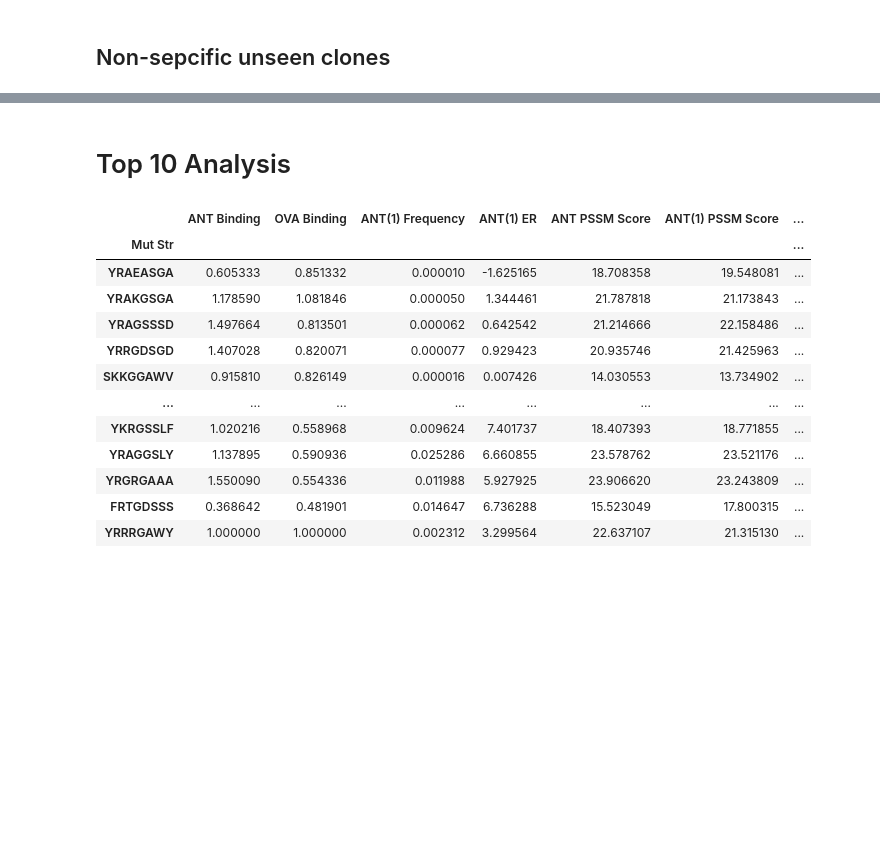
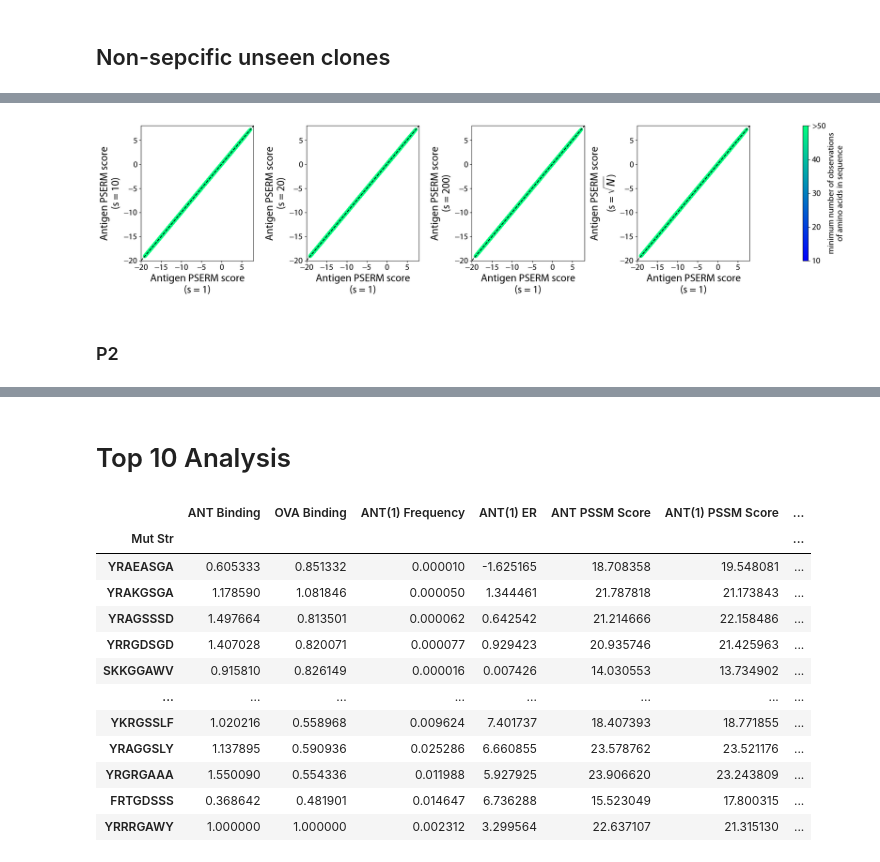
Before and after one commit to Tessier-Lab-UMich/PSERM_paper, a Jupyter notebook: 4_and_5_Binding_Correlations_Figure_Cooptimal/binding_correlations.ipynb, the cells around one changed output, grey strips where cells are left out. Saved outputs shown, nothing was run; the diff lists cells and outputs as text; code cells hidden in the pictures; blank space fills up the shorter version.

```diff
--- a/4_and_5_Binding_Correlations_Figure_Cooptimal/binding_correlations.ipynb
+++ b/4_and_5_Binding_Correlations_Figure_Cooptimal/binding_correlations.ipynb
@@ -86,7 +86,7 @@ p1_data.generate_D()
 ['Mutation_139624.csv', 'Mutation_139625.csv', 'Mutation_139626.csv', 'Mutation_139627.csv', 'Mutation_139628.csv', 'Mutation_139629.csv', 'Mutation_139630.csv', 'Mutation_139631.csv', 'Mutation_13963 ...
 ['Mutation_140403.csv', 'Mutation_140404.csv', 'Mutation_140405.csv', 'Mutation_140406.csv', 'Mutation_140407.csv', 'Mutation_140408.csv', 'Mutation_140409.csv', 'Mutation_140410.csv', 'Mutation_14041 ...
 # %%
-for sample in ['Input', 'Ag1_P', 'Ag01_P', 'Ova_P', 'Ova_N']:
+for sample in ['Input', 'Ag01_P', 'Ova_P']:
     p1_data.generate_PSSM(sample)
     if sample != 'Input':
         p1_data.generate_PSERM(In_sample = 'Input', Out_sample = sample)
@@ -741,0 +804,78 @@ plt.show()
+# %%
+p1_obs = []
+for seq in tqdm.tqdm(scores_df.index):
+    values_list = []
+    for position, amino_acid in enumerate(seq):
+        value = p1_data.Counts['Ag01_P'].loc[amino_acid, position]
+        valuein = p1_data.Counts['Input'].loc[amino_acid, position]
+        values_list.append(value)
+        values_list.append(valuein)
+    v = np.min(values_list)
+    if v > 50:
+        p1_obs.append(50)
+    else:
+        p1_obs.append(v)
+# %%
+fig, axs = plt.subplots(1, 5, figsize = (8.2*2.4, 2.4*2), gridspec_kw={'width_ratios': [1, 1, 1, 1, 0.05]})
+
+#s = 1, s = 10
+axs[0].scatter(
+    x = scores_df['Ag01_P PSERM Score'],
+    y = scores_df['Ag01_P_10 PSERM Score'],
+    c = p1_obs, rasterized = True, vmin = 0, vmax = 50, cmap = 'winter')
+
+axs[0].set_xlabel('Antigen PSERM score\n(s = 1)', fontproperties = prop)
+axs[0].set_ylabel('Antigen PSERM score\n(s = 10)', fontproperties = prop)
+
+#s = 1, s = 20
+axs[1].scatter(
+    x = scores_df['Ag01_P PSERM Score'],
+    y = scores_df['Ag01_P_20 PSERM Score'],
+    c = p1_obs, rasterized = True, vmin = 0, vmax = 50, cmap = 'winter')
+
+axs[1].set_xlabel('Antigen PSERM score\n(s = 1)', fontproperties = prop)
+axs[1].set_ylabel('Antigen PSERM score\n(s = 20)', fontproperties = prop)
+
+#s = 1, s = 200
+axs[2].scatter(
+    x = scores_df['Ag01_P PSERM Score'],
+    y = scores_df['Ag01_P_200 PSERM Score'],
+    c = p1_obs, rasterized = True, vmin = 0, vmax = 50, cmap = 'winter')
+
+axs[2].set_xlabel('Antigen PSERM score\n(s = 1)', fontproperties = prop)
+axs[2].set_ylabel('Antigen PSERM score\n(s = 200)', fontproperties = prop)
+
+#s = 1, s = prop
+axs[3].scatter(
+    x = scores_df['Ag01_P PSERM Score'],
+    y = scores_df['Ag01_P_proportional PSERM Score'],
+    c = p1_obs, rasterized = True, vmin = 0, vmax = 50, cmap = 'winter')
+
+axs[3].set_xlabel('Antigen PSERM score\n(s = 1)', fontproperties = prop)
+axs[3].set_ylabel('Antigen PSERM score\n(s = ' + r'$\sqrt{N}$)', fontproperties = prop)
+
+sm = ScalarMappable(cmap='winter')
+sm.set_array([10, 20, 30, 40, 50])
+
+cax = axs[-1]
+cbar = plt.colorbar(sm, cax=cax, orientation='vertical')
+cax.set_ylabel('minimum number of observations\nof amino acids in sequence', fontproperties = tickprop)
+cax.set_yticks([10, 20, 30, 40, 50], [10, 20, 30, 40 ,'>50'], fontproperties = tickprop)
+
+for ax in axs.ravel()[:-1]:
+    for tick in ax.get_xticklabels():
+        tick.set_fontproperties(tickprop)
+    for tick in ax.get_yticklabels():
+        tick.set_fontproperties(tickprop)
+
+    ax.plot([-20, 8], [-20, 8], '--', color = 'k')
+    ax.set_xlim(-20, 8)
+    ax.set_ylim(-20, 8)
+
+plt.tight_layout()
+plt.savefig('Fig. S5 A P1 Ag scores with different pseudocounts.pdf')
+plt.show()
+# %% [output]
+[figure, added]
+# %% [markdown]
+### P2
```
Also changed, not shown: parts of 22 cells of this notebook, 6 other files.
